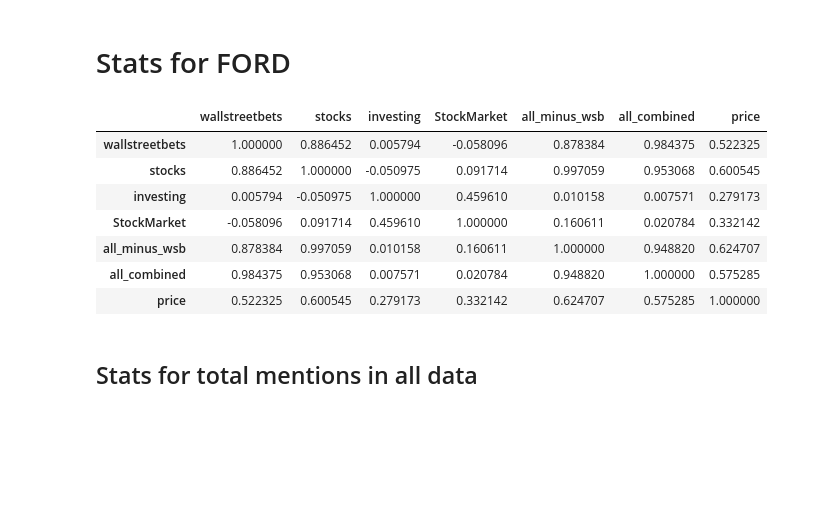
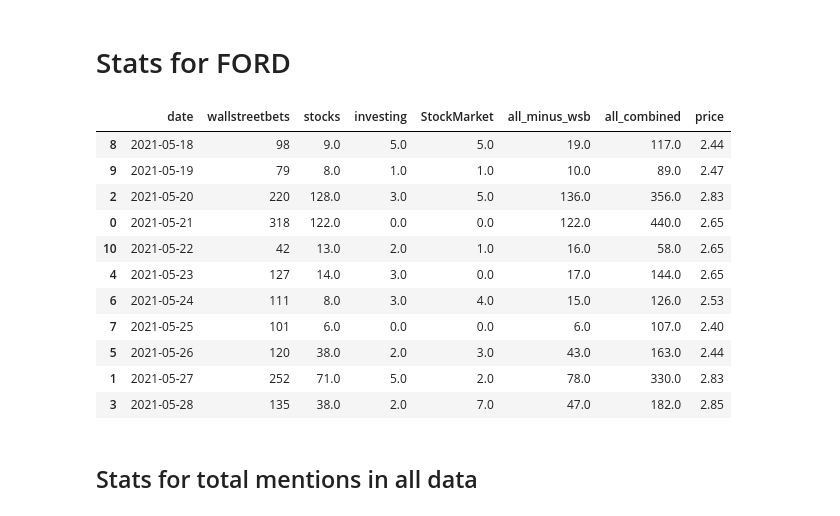
Before and after one commit to PBASOFT/Data-Science-Project, a Jupyter notebook: Data_Processing/Transform.ipynb, the cells around one changed output. Drawn from its saved outputs; the diff is of its cells as text; code cells hidden in the pictures; blank space fills up the shorter version.

```diff
--- a/Data_Processing/Transform.ipynb
+++ b/Data_Processing/Transform.ipynb
@@ -157,21 +171,25 @@ tsla.corr()
 # %%
 ford = get_stats('FORD')
 ford['date']= pd.to_datetime(ford['date'])
 ford.drop(11, axis=0,inplace=True)
 ford.drop(12, axis=0,inplace=True)
 ford.drop(13, axis=0,inplace=True)
 ford = ford.sort_values('date')
 ford.set_index('date')
-ford.corr()
+ford
 # %% [output]
-|  | wallstreetbets | stocks | investing | StockMarket | all_minus_wsb | all_combined | price |
-| wallstreetbets | 1.000000 | 0.886452 | 0.005794 | -0.058096 | 0.878384 | 0.984375 | 0.522325 |
-| stocks | 0.886452 | 1.000000 | -0.050975 | 0.091714 | 0.997059 | 0.953068 | 0.600545 |
-| investing | 0.005794 | -0.050975 | 1.000000 | 0.459610 | 0.010158 | 0.007571 | 0.279173 |
-| StockMarket | -0.058096 | 0.091714 | 0.459610 | 1.000000 | 0.160611 | 0.020784 | 0.332142 |
-| all_minus_wsb | 0.878384 | 0.997059 | 0.010158 | 0.160611 | 1.000000 | 0.948820 | 0.624707 |
-| all_combined | 0.984375 | 0.953068 | 0.007571 | 0.020784 | 0.948820 | 1.000000 | 0.575285 |
-| price | 0.522325 | 0.600545 | 0.279173 | 0.332142 | 0.624707 | 0.575285 | 1.000000 |
+|  | date | wallstreetbets | stocks | investing | StockMarket | all_minus_wsb | all_combined | price |
+| 8 | 2021-05-18 | 98 | 9.0 | 5.0 | 5.0 | 19.0 | 117.0 | 2.44 |
+| 9 | 2021-05-19 | 79 | 8.0 | 1.0 | 1.0 | 10.0 | 89.0 | 2.47 |
+| 2 | 2021-05-20 | 220 | 128.0 | 3.0 | 5.0 | 136.0 | 356.0 | 2.83 |
+| 0 | 2021-05-21 | 318 | 122.0 | 0.0 | 0.0 | 122.0 | 440.0 | 2.65 |
+| 10 | 2021-05-22 | 42 | 13.0 | 2.0 | 1.0 | 16.0 | 58.0 | 2.65 |
+| 4 | 2021-05-23 | 127 | 14.0 | 3.0 | 0.0 | 17.0 | 144.0 | 2.65 |
+| 6 | 2021-05-24 | 111 | 8.0 | 3.0 | 4.0 | 15.0 | 126.0 | 2.53 |
+| 7 | 2021-05-25 | 101 | 6.0 | 0.0 | 0.0 | 6.0 | 107.0 | 2.40 |
+| 5 | 2021-05-26 | 120 | 38.0 | 2.0 | 3.0 | 43.0 | 163.0 | 2.44 |
+| 1 | 2021-05-27 | 252 | 71.0 | 5.0 | 2.0 | 78.0 | 330.0 | 2.83 |
+| 3 | 2021-05-28 | 135 | 38.0 | 2.0 | 7.0 | 47.0 | 182.0 | 2.85 |
 # %%
 ford.to_csv('./data_for_tableau/ford.csv')
 # %% [markdown]
```
Also changed, not shown: parts of 5 cells of this notebook, 3 other files.
